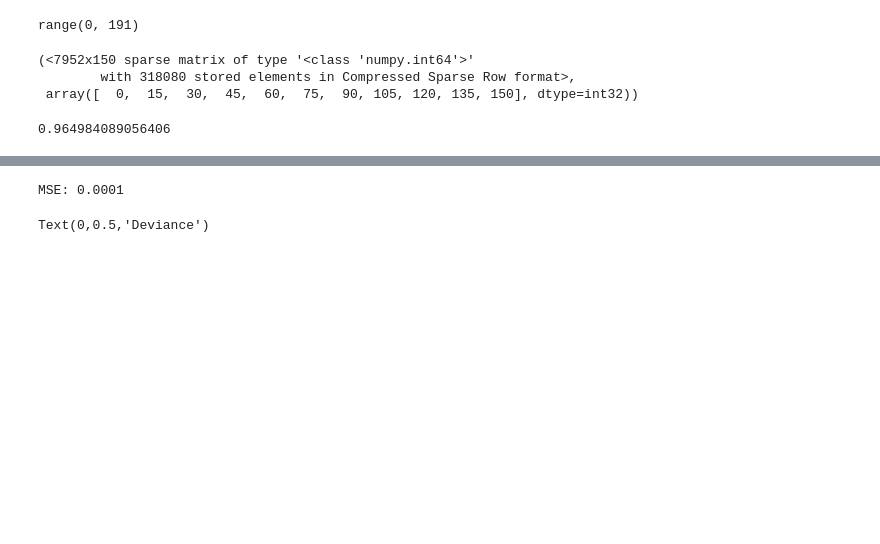
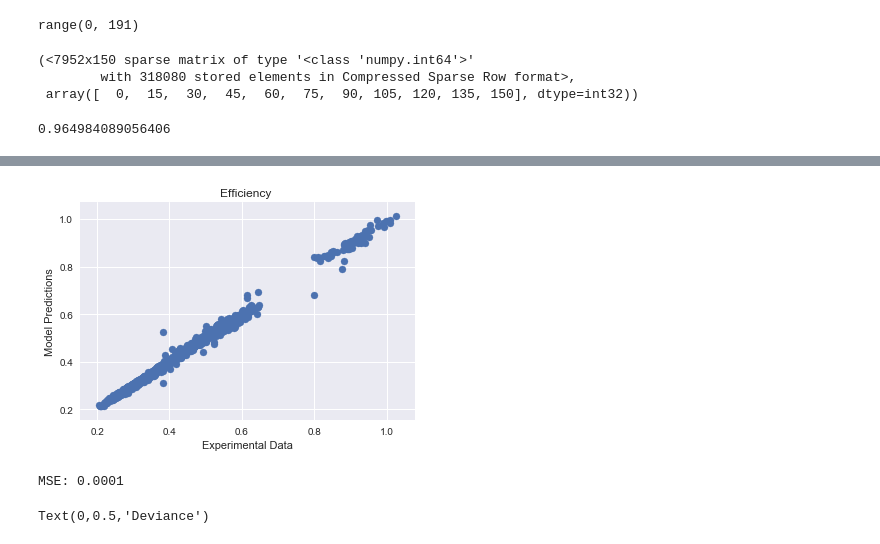
Before and after one commit to optichill/optichill, a Jupyter notebook: optichill/Decision-trees.ipynb, the cells around one changed output, grey strips where cells are left out. Saved outputs shown, nothing was run; the diff lists cells and outputs as text; code cells hidden in the pictures; blank space fills up the shorter version.

```diff
--- a/optichill/Decision-trees.ipynb
+++ b/optichill/Decision-trees.ipynb
@@ -226,4 +235,16 @@ GradientBoostingRegressor(alpha=0.9, criterion='friedman_mse', init=None,
              subsample=1.0, verbose=0, warm_start=False)
+# %%
+y1 = clf.predict(xtest)
+# %%
+sns.set()
+plt.figure()
+plt.scatter(ytest, y1)
+plt.title("Efficiency ")
+plt.xlabel("Experimental Data")
+plt.ylabel("Model Predictions")
+plt.savefig('r2_values.png', bbox_inches='tight')
+# %% [output]
+[figure, added]
 # %%
 mse = mean_squared_error(ytest, clf.predict(xtest))
 # %%
```
Also changed, not shown: parts of 5 cells of this notebook, 1 other file.
